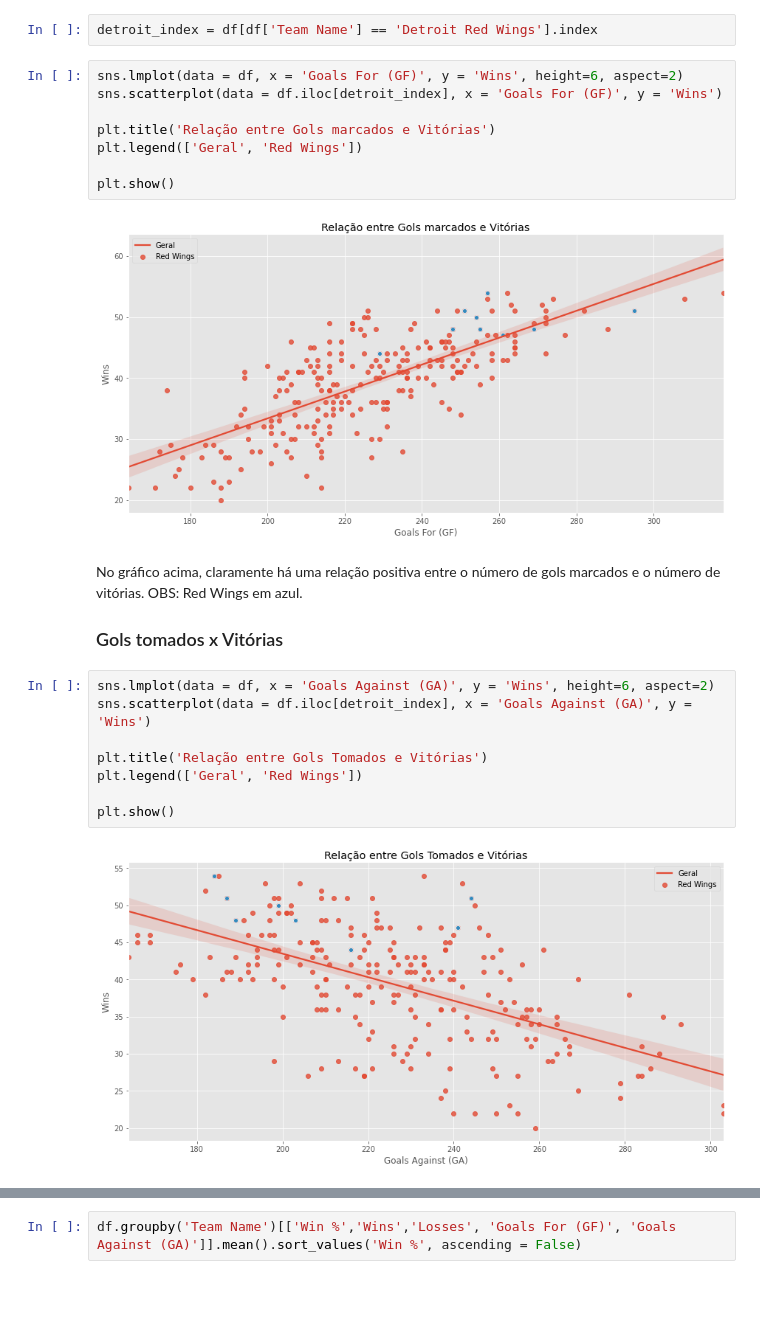
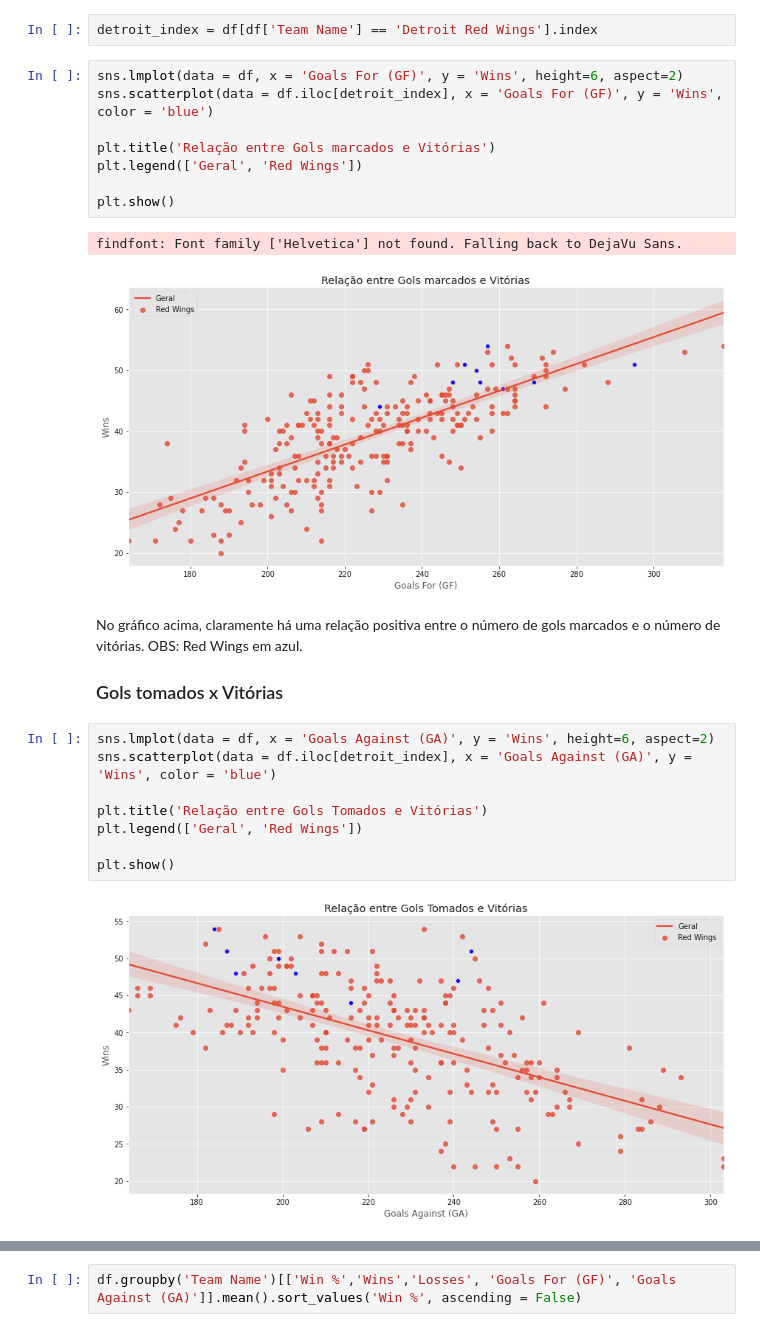
Before and after one commit to dlotter/gt-final-datascience, a Jupyter notebook: main_notebook.ipynb, the cells around one changed output, grey strips where cells are left out. Drawn from its saved outputs; the diff is of its cells as text; blank space fills up the shorter version.

```diff
--- a/main_notebook.ipynb
+++ b/main_notebook.ipynb
@@ -297,26 +330,27 @@ Seguiremos fazendo uma análise da relação entre as variáveis. Para fins de c
 detroit_index = df[df['Team Name'] == 'Detroit Red Wings'].index
 # %%
 sns.lmplot(data = df, x = 'Goals For (GF)', y = 'Wins', height=6, aspect=2)
-sns.scatterplot(data = df.iloc[detroit_index], x = 'Goals For (GF)', y = 'Wins')
+sns.scatterplot(data = df.iloc[detroit_index], x = 'Goals For (GF)', y = 'Wins', color = 'blue')
 
 plt.title('Relação entre Gols marcados e Vitórias')
 plt.legend(['Geral', 'Red Wings'])
 
 plt.show()
 # %% [output]
+findfont: Font family ['Helvetica'] not found. Falling back to DejaVu Sans.
-[figure, old version]
+[figure, new version]
 # %% [markdown]
 No gráfico acima, claramente há uma relação positiva entre o número de gols marcados e o número de vitórias. OBS: Red Wings em azul.
 
 ### Gols tomados x Vitórias
 # %%
 sns.lmplot(data = df, x = 'Goals Against (GA)', y = 'Wins', height=6, aspect=2)
-sns.scatterplot(data = df.iloc[detroit_index], x = 'Goals Against (GA)', y = 'Wins')
+sns.scatterplot(data = df.iloc[detroit_index], x = 'Goals Against (GA)', y = 'Wins', color = 'blue')
 
 plt.title('Relação entre Gols Tomados e Vitórias')
 plt.legend(['Geral', 'Red Wings'])
 
 plt.show()
 # %% [output]
-[figure, old version]
+[figure, new version]
 # %% [markdown]
```
Also changed, not shown: parts of 33 cells of this notebook, 1 other file.
